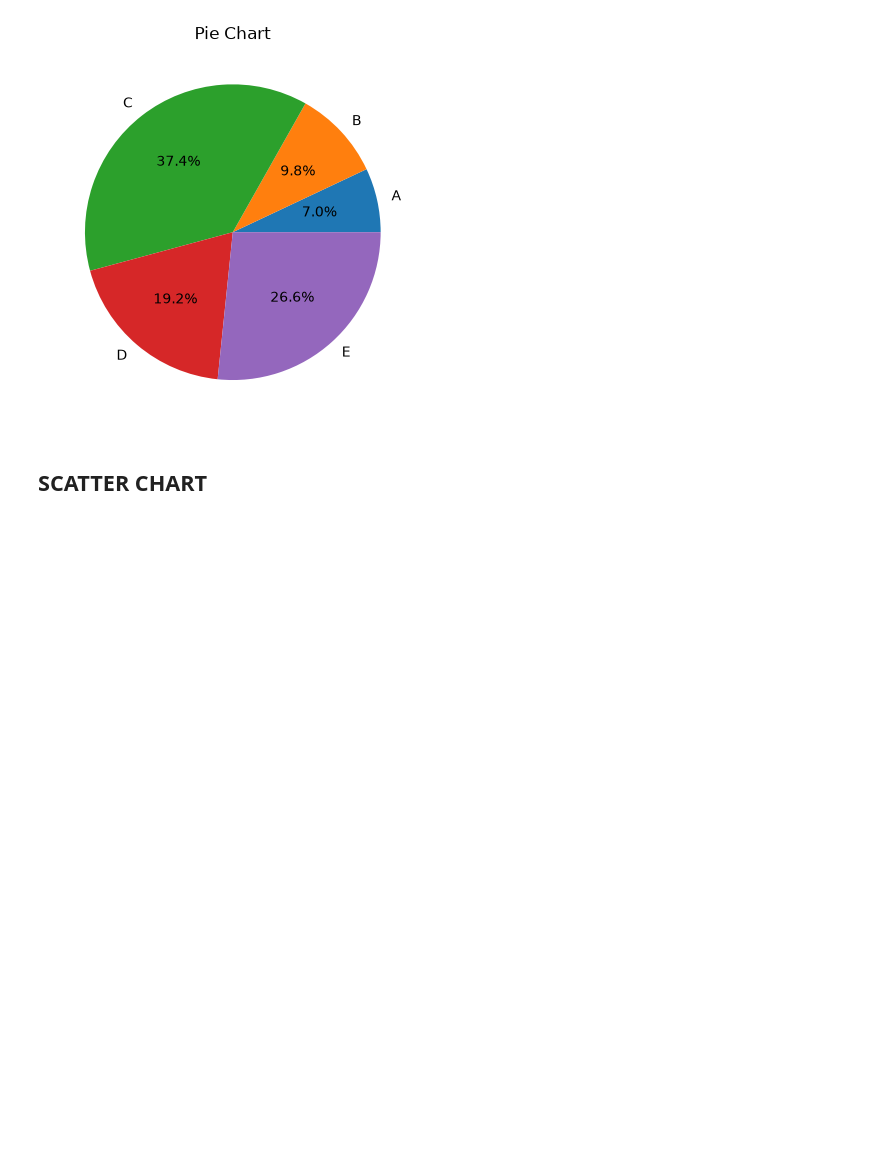
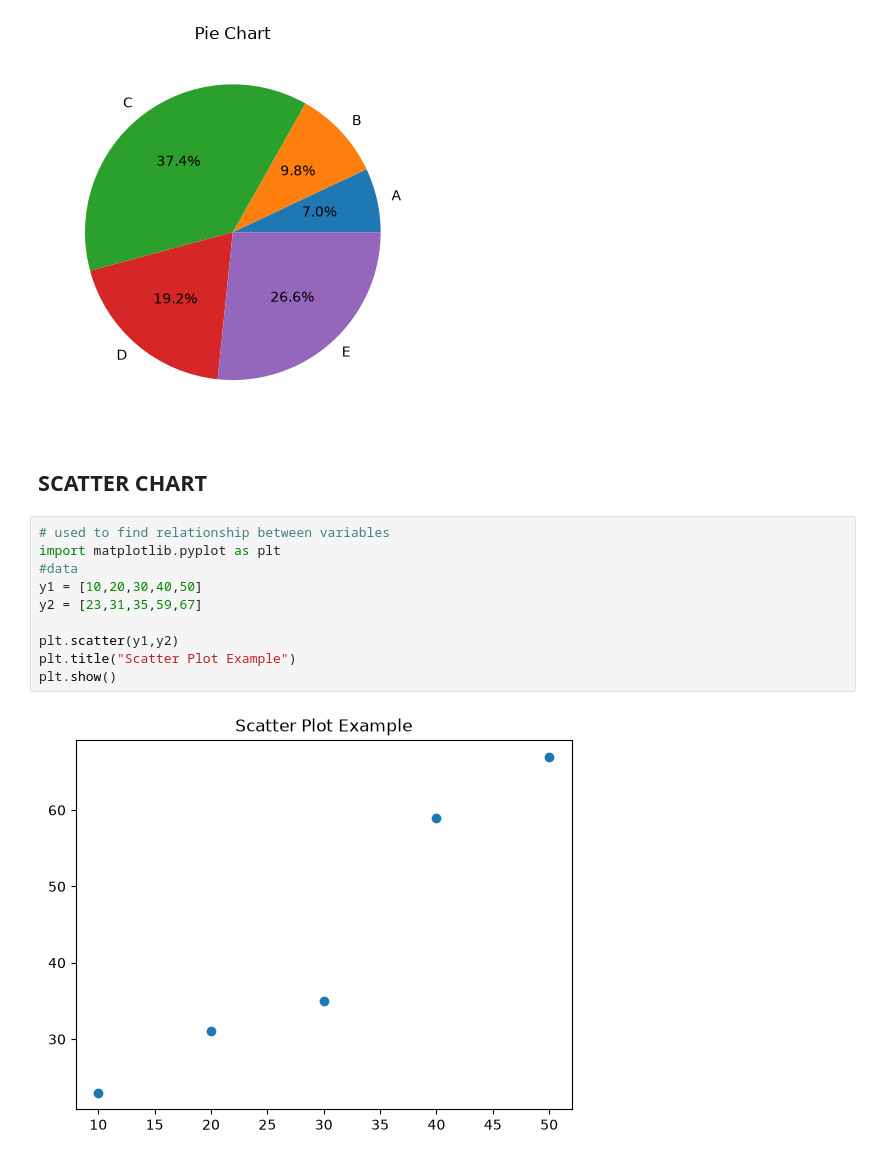
Before and after one commit to suran-02/Python, a Jupyter notebook: matplotlib/day1.ipynb, the cells around one changed output. Saved outputs shown, nothing was run; the diff lists cells and outputs as text; blank space fills up the shorter version.

Commit message:
matplot conti

```diff
--- a/matplotlib/day1.ipynb
+++ b/matplotlib/day1.ipynb
@@ -80,3 +80,15 @@ plt.show()
 [figure]
 # %% [markdown]
 ## SCATTER CHART
+# %%
+# used to find relationship between variables
+import matplotlib.pyplot as plt
+#data
+y1 = [10,20,30,40,50]
+y2 = [23,31,35,59,67]
+
+plt.scatter(y1,y2)
+plt.title("Scatter Plot Example")
+plt.show()
+# %% [output]
+[figure, added]
```
Also changed, not shown: parts of 2 cells of this notebook.
